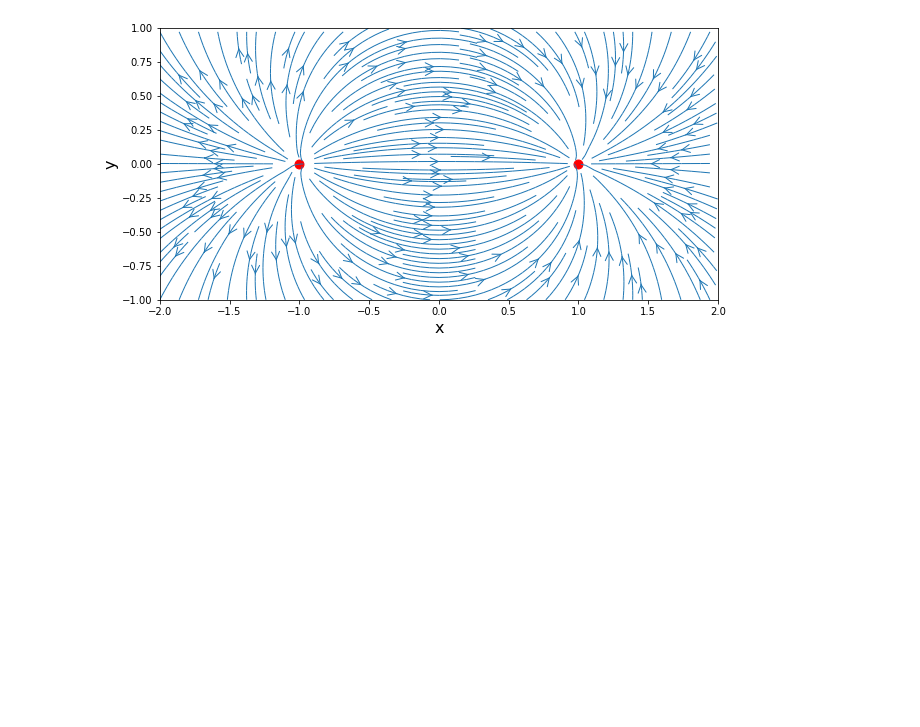
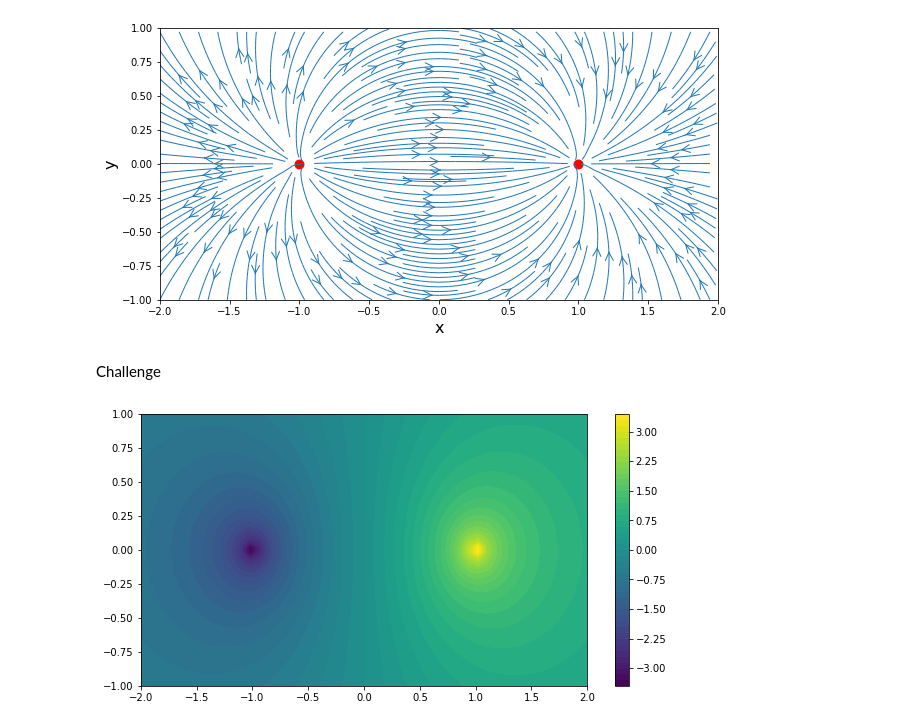
Before and after one commit to therealdanhardy/MAE6226, a Jupyter notebook: Lesson_1.ipynb, the cells around one changed output. Saved outputs shown, nothing was run; the diff lists cells and outputs as text; code cells hidden in the pictures; blank space fills up the shorter version.

```diff
--- a/Lesson_1.ipynb
+++ b/Lesson_1.ipynb
@@ -97,3 +97,14 @@ plt.streamplot(X, Y, u_pair, v_pair, density=2, linewidth=1, arrowsize=2, arrows
 plt.scatter([x_source, x_sink], [y_source, y_sink], color='red', s=80, marker='o');
 # %% [output]
 [figure]
+# %% [markdown]
+Challenge
+# %%
+phi_source = (strength_source/(4*math.pi))*np.log((X-x_source)**2+(Y-y_source)**2)
+phi_sink = (strength_sink/(4*math.pi))*np.log((X-x_sink)**2+(Y-y_sink)**2)
+phi = phi_source + phi_sink
+plt.figure(figsize=(width, height))
+plt.contourf(X, Y, phi, 50)
+plt.colorbar();
+# %% [output]
+[figure, added]
```
